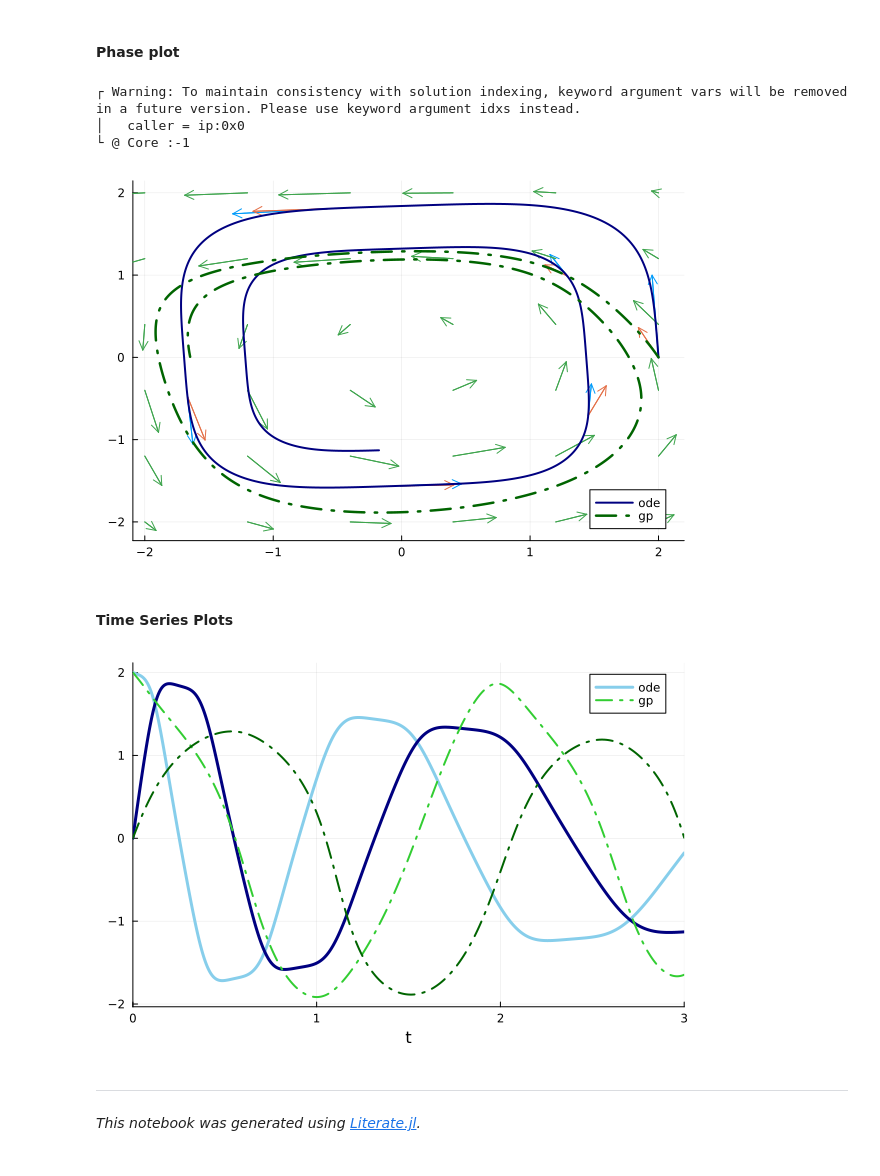
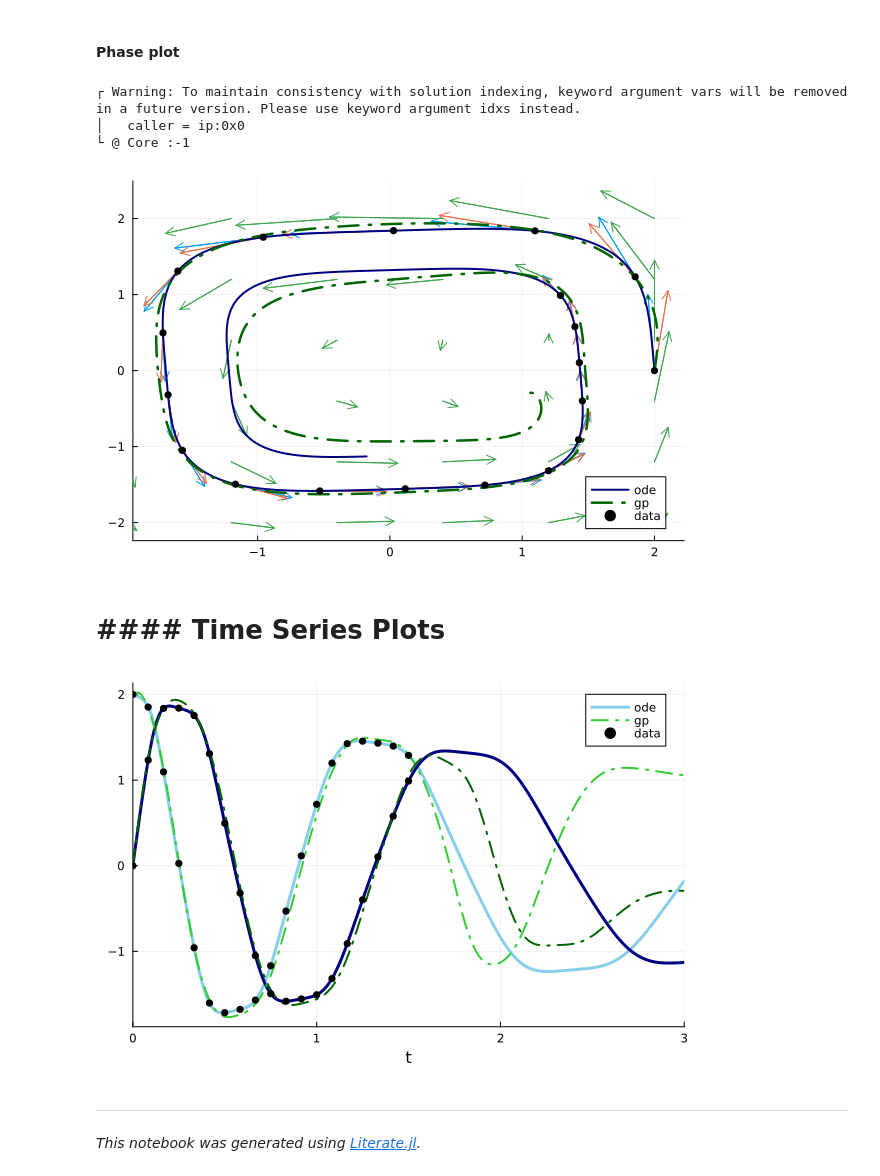
Before and after one commit to Crown421/GPDiffEq.jl, a Jupyter notebook: dev/examples/spiral.ipynb, the cells around one changed output. Saved outputs shown, nothing was run; the diff lists cells and outputs as text; code cells hidden in the pictures.

```diff
--- a/dev/examples/spiral.ipynb
+++ b/dev/examples/spiral.ipynb
@@ -22,7 +22,7 @@ using Optimization, OptimizationOptimJL
 First we define an ODE and generate some data points from it.
 # %%
 u0 = [2.0; 0.0]
-datasize = 6
+datasize = 19
 tspan = (0.0, 3.0)
 datatspan = (0.0, 1.5)
 datatsteps = range(datatspan[1], datatspan[2]; length=datasize)
@@ -40,6 +40,5 @@ ode_data = Array(sol(datatsteps))
 traj = sol(datatsteps);
 
 p = plot(sol)
-scatter!(p, datatsteps, ode_data[1, :]; markersize=4)#, markerstyle = :star)
-scatter!(p, datatsteps, ode_data[2, :]; m=(4, :pentagon), lab="pentagon")#, markerstyle = :star)
+scatter!(p, datatsteps, ode_data'; markersize=4, color=:black, label=["data" ""])
 # %% [output]
@@ -54,7 +53,7 @@ scaker = with_lengthscale(SqExponentialKernel(), 1.0)
 moker = IndependentMOKernel(scaker)
 ##ToDo: make ODE data into col_vecs and add number programmatically
 x = MOInput(datatsteps, 2)
-σ_n = 1e-6
+σ_n = 1e-3
 y = ode_data'[:]
 nothing #hide
 # %% [markdown]
@@ -256,20 +251,22 @@ t: 26-element Vector{Float64}:
 # %%
 plot!(sol; vars=(1, 2), label="ode", linewidth=2, color=:navy)
 plot!(gpsol; vars=(1, 2), label="gp", linewidth=2.5, linestyle=:dashdot, color=:darkgreen)
+scatter!(ode_data[1, :], ode_data[2, :]; markersize=4, color=:black, label="data")
 # %% [output]
 ┌ Warning: To maintain consistency with solution indexing, keyword argument vars will be removed in a future version. Please use keyword argument idxs instead.
 │   caller = ip:0x0
 └ @ Core :-1
-[figure, old version]
+[figure, new version]
 # %% [markdown]
-#### Time Series Plots
+# #### Time Series Plots
 # %%
 plot(sol; label=["ode" ""], color=[:skyblue :navy], linewidth=3)
 plot!(
     gpsol; label=["gp" ""], color=[:limegreen :darkgreen], linewidth=2, linestyle=:dashdot
 )
+scatter!(datatsteps, ode_data'; markersize=4, color=:black, label=["data" ""])
 # %% [output]
-[figure, old version]
+[figure, new version]
 # %% [markdown]
 ---
 
```
Also changed, not shown: parts of 11 cells of this notebook, 25 other files.
